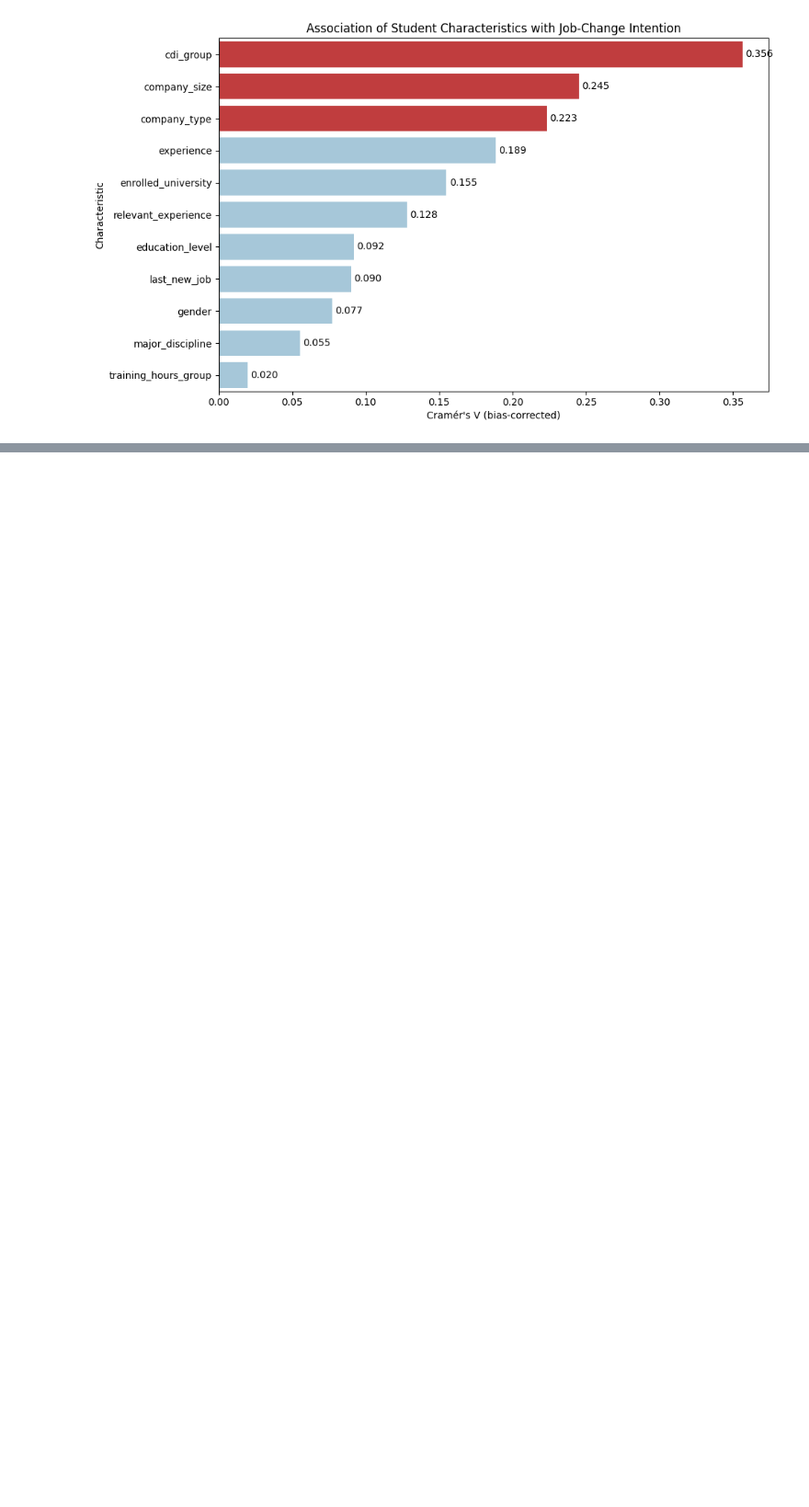
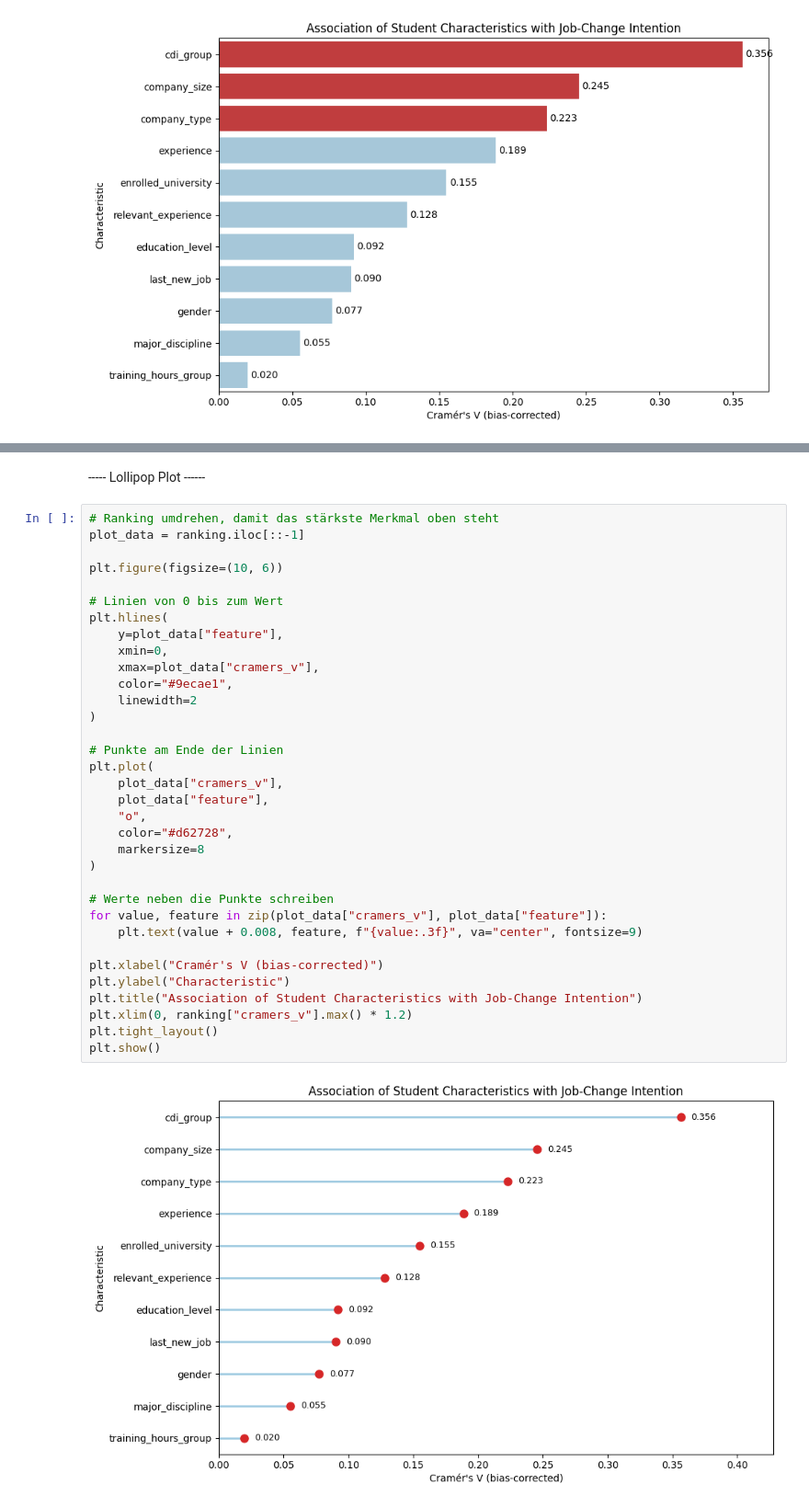
Before and after one commit to Lyxxrn/Data-Science, a Jupyter notebook: week 2/aq_analysis.ipynb, the cells around one changed output, grey strips where cells are left out. Shown at 92% size. Saved outputs shown, nothing was run; the diff lists cells and outputs as text; blank space fills up the shorter version.

```diff
--- a/week 2/aq_analysis.ipynb
+++ b/week 2/aq_analysis.ipynb
@@ -416,0 +439,38 @@ plt.show()
+# %% [markdown]
+----- Lollipop Plot ------
+# %%
+# Ranking umdrehen, damit das stärkste Merkmal oben steht
+plot_data = ranking.iloc[::-1]
+
+plt.figure(figsize=(10, 6))
+
+# Linien von 0 bis zum Wert
+plt.hlines(
+    y=plot_data["feature"],
+    xmin=0,
+    xmax=plot_data["cramers_v"],
+    color="#9ecae1",
+    linewidth=2
+)
+
+# Punkte am Ende der Linien
+plt.plot(
+    plot_data["cramers_v"],
+    plot_data["feature"],
+    "o",
+    color="#d62728",
+    markersize=8
+)
+
+# Werte neben die Punkte schreiben
+for value, feature in zip(plot_data["cramers_v"], plot_data["feature"]):
+    plt.text(value + 0.008, feature, f"{value:.3f}", va="center", fontsize=9)
+
+plt.xlabel("Cramér's V (bias-corrected)")
+plt.ylabel("Characteristic")
+plt.title("Association of Student Characteristics with Job-Change Intention")
+plt.xlim(0, ranking["cramers_v"].max() * 1.2)
+plt.tight_layout()
+plt.show()
+# %% [output]
+[figure, added]
```
Also changed, not shown: parts of 3 cells of this notebook.
